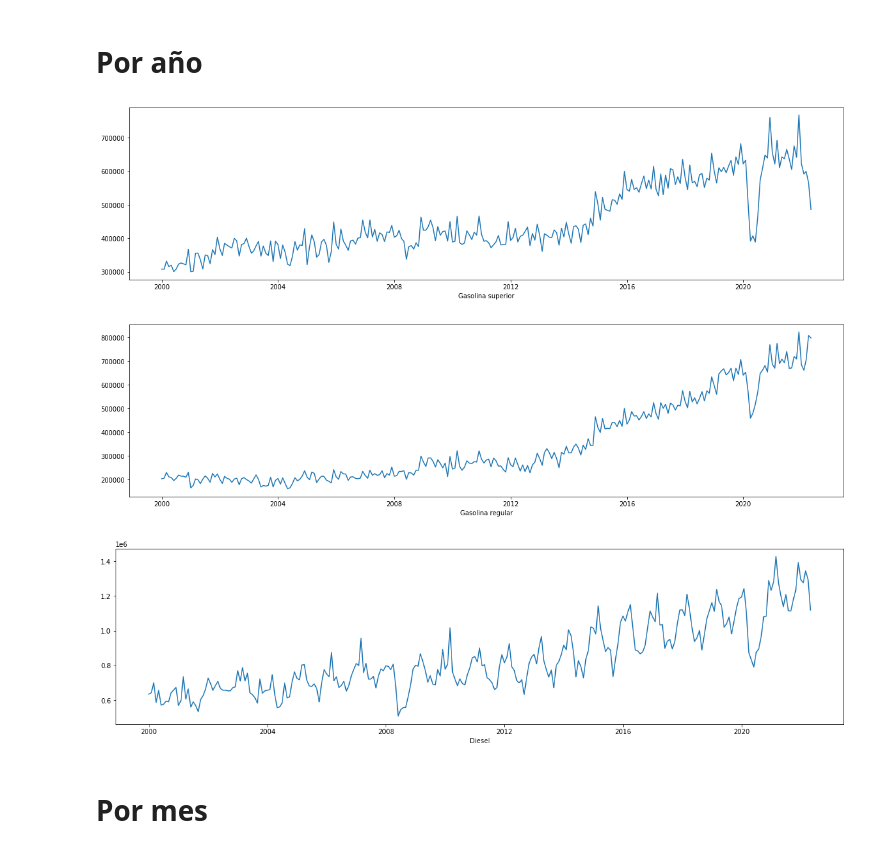
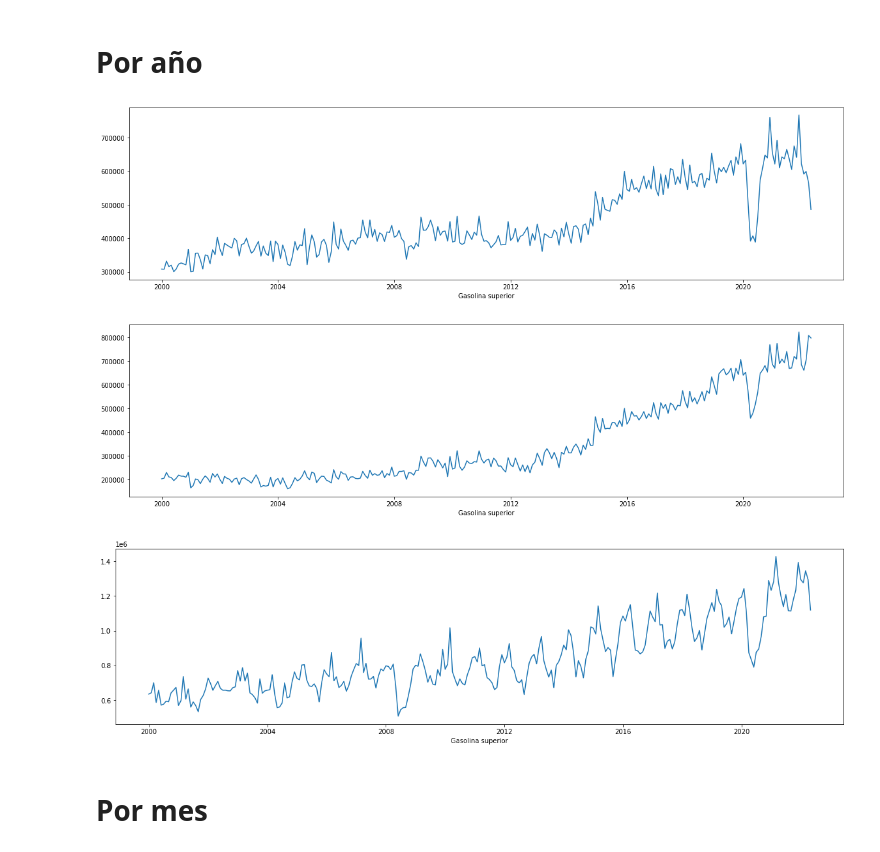
Before and after one commit to andreamalin/HDT2_DS, a Jupyter notebook: main.ipynb, the cells around one changed output. Drawn from its saved outputs; the diff is of its cells as text; code cells hidden in the pictures.

```diff
--- a/main.ipynb
+++ b/main.ipynb
@@ -55,21 +55,21 @@ for var in quant:
 # %%
 plt.rcParams["figure.figsize"] = (20,5.5)
 
 for gas in quant_vars:
     x = df['Fecha']
     y = df[gas]
 
     # beautify the x-labels
     plt.gcf().autofmt_xdate()
-    plt.xlabel(gas)
+    plt.xlabel('Gasolina superior')
 
 
     plt.plot(x, y)
     plt.show()
 # %% [output]
 [figure]
 [figure]
-[figure, old version]
+[figure, new version]
 # %% [markdown]
 # Por mes
 # %%
```
Also changed, not shown: parts of 1 cell of this notebook.
